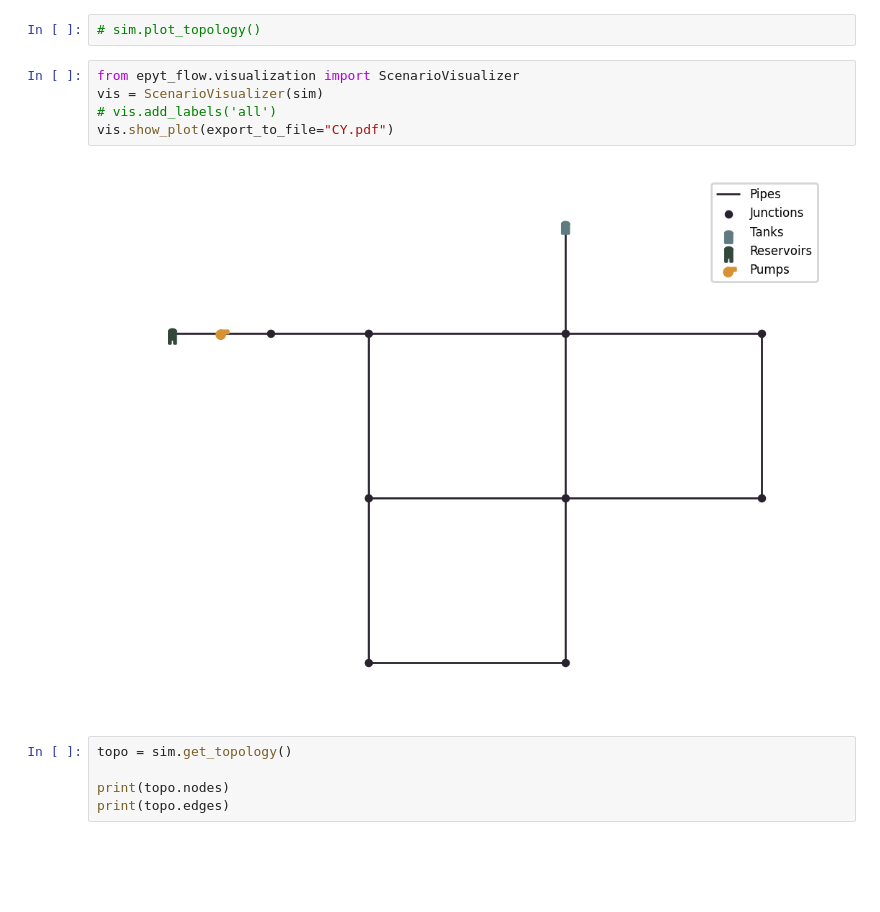
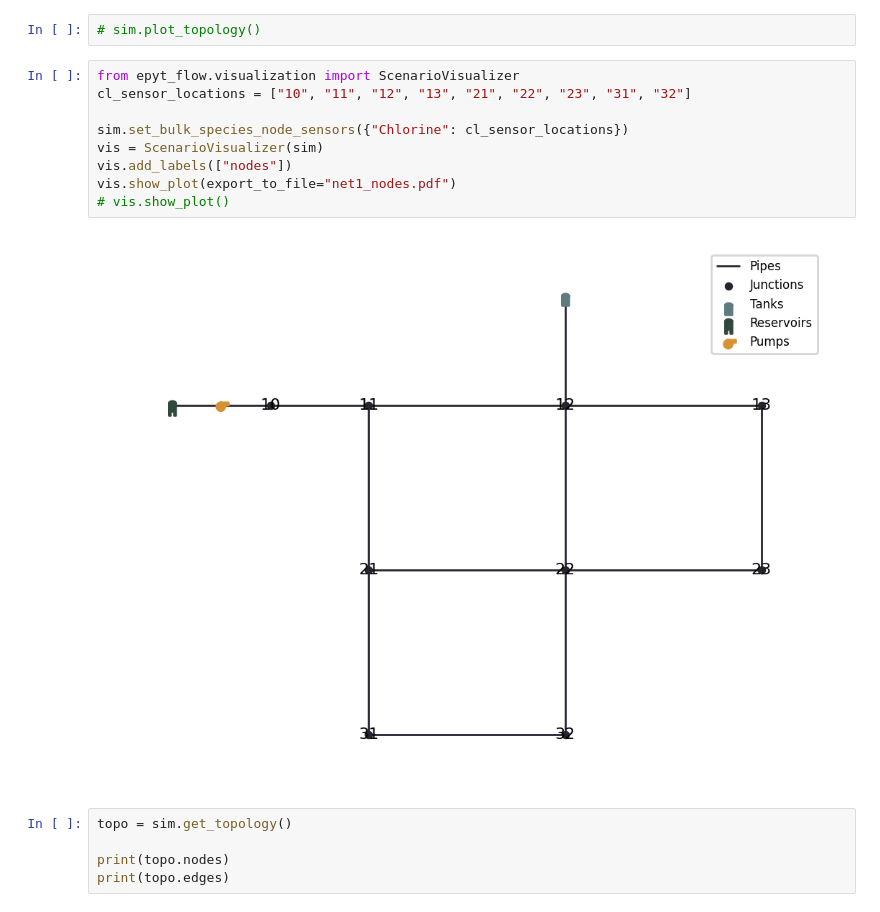
Before and after one commit to elineee/AI-for-Drinking-Water-Chlorination-Challenge-IJCAI-25, a Jupyter notebook: arsenic_contamination/arsenic_contamination_generation.ipynb, the cells around one changed output. Cells and saved outputs as stored; diff of their text form; blank space fills up the shorter version.

```diff
--- a/arsenic_contamination/arsenic_contamination_generation.ipynb
+++ b/arsenic_contamination/arsenic_contamination_generation.ipynb
@@ -24,11 +24,15 @@ sim = ScenarioSimulator(scenario_config=config)
 # sim.plot_topology()
 # %%
 from epyt_flow.visualization import ScenarioVisualizer
+cl_sensor_locations = ["10", "11", "12", "13", "21", "22", "23", "31", "32"]
+
+sim.set_bulk_species_node_sensors({"Chlorine": cl_sensor_locations})
 vis = ScenarioVisualizer(sim)
-# vis.add_labels('all')
-vis.show_plot(export_to_file="CY.pdf")
+vis.add_labels(["nodes"])
+vis.show_plot(export_to_file="net1_nodes.pdf")
+# vis.show_plot()
 # %% [output]
-[figure, old version]
+[figure, new version]
 # %%
 topo = sim.get_topology()
 
```
Also changed, not shown: parts of 5 cells of this notebook, 6 other files.
